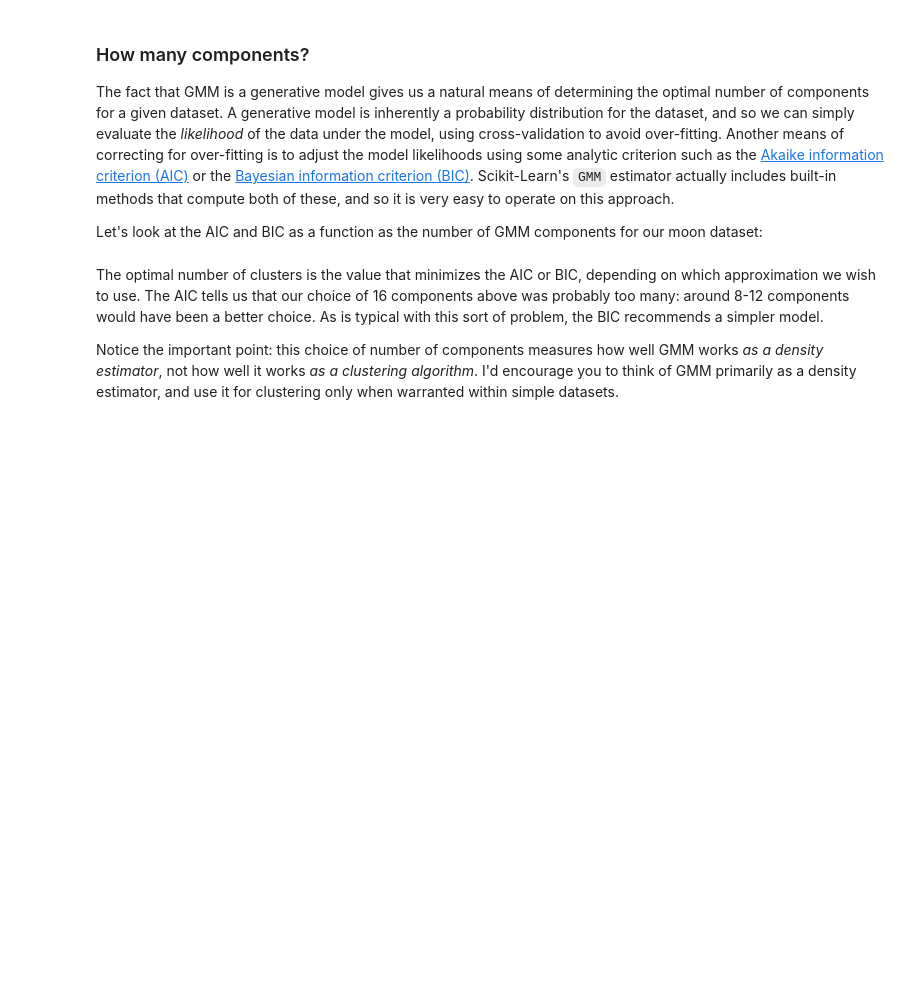
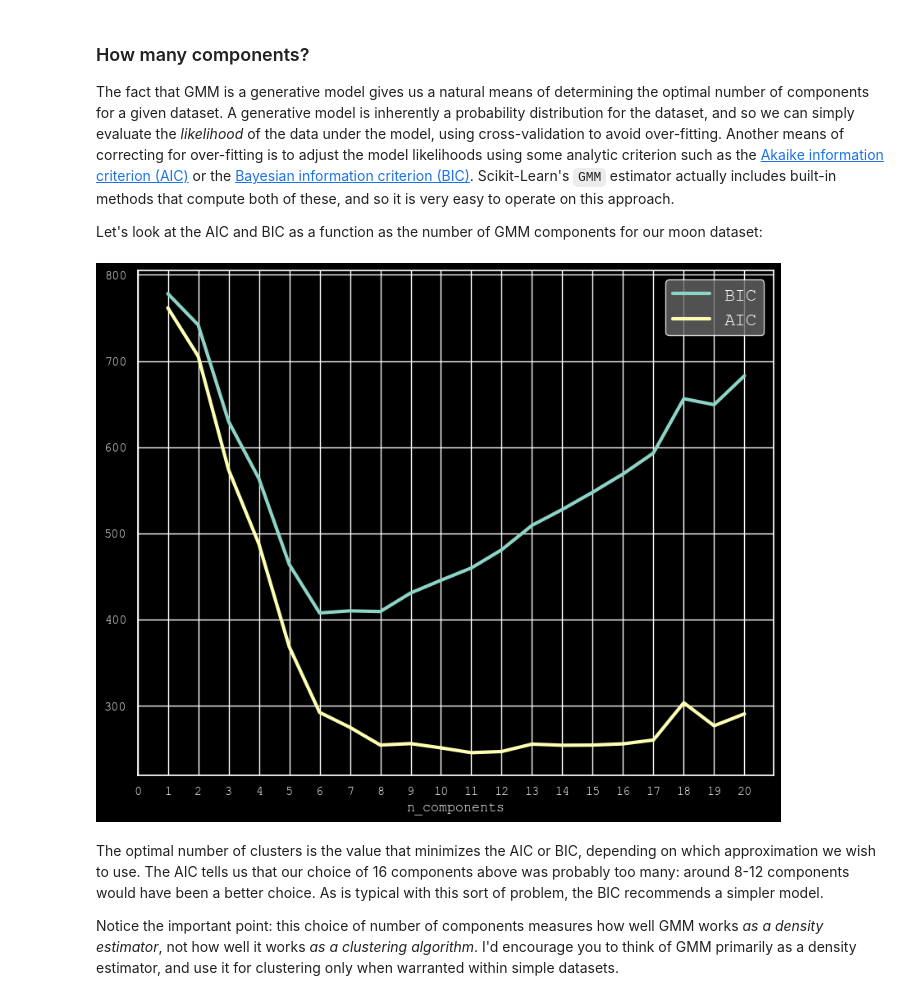
Before and after one commit to peladeaucome/atiam_ml, a Jupyter notebook: 07_gaussian_mixture_models.ipynb, the cells around one changed output. Drawn from its saved outputs; the diff is of its cells as text; code cells hidden in the pictures; blank space fills up the shorter version.

```diff
--- a/07_gaussian_mixture_models.ipynb
+++ b/07_gaussian_mixture_models.ipynb
@@ -483,13 +559,17 @@ Let's look at the AIC and BIC as a function as the number of GMM components for
 # %%
 n_components = np.arange(1, 21)
 models = [GaussianMixture(n, covariance_type='full', random_state=0).fit(Xmoon)
           for n in n_components]
 
 plt.figure(figsize=(10, 8))
 plt.plot(n_components, [m.bic(Xmoon) for m in models], label='BIC')
 plt.plot(n_components, [m.aic(Xmoon) for m in models], label='AIC')
 plt.legend(loc='best')
-plt.xlabel('n_components');
+plt.xlabel('n_components')
+plt.xticks(range(21))
+plt.show()
+# %% [output]
+[figure, added]
 # %% [markdown]
 The optimal number of clusters is the value that minimizes the AIC or BIC, depending on which approximation we wish to use. The AIC tells us that our choice of 16 components above was probably too many: around 8-12 components would have been a better choice.
 As is typical with this sort of problem, the BIC recommends a simpler model.
```
Also changed, not shown: parts of 15 cells of this notebook, 3 other files.
